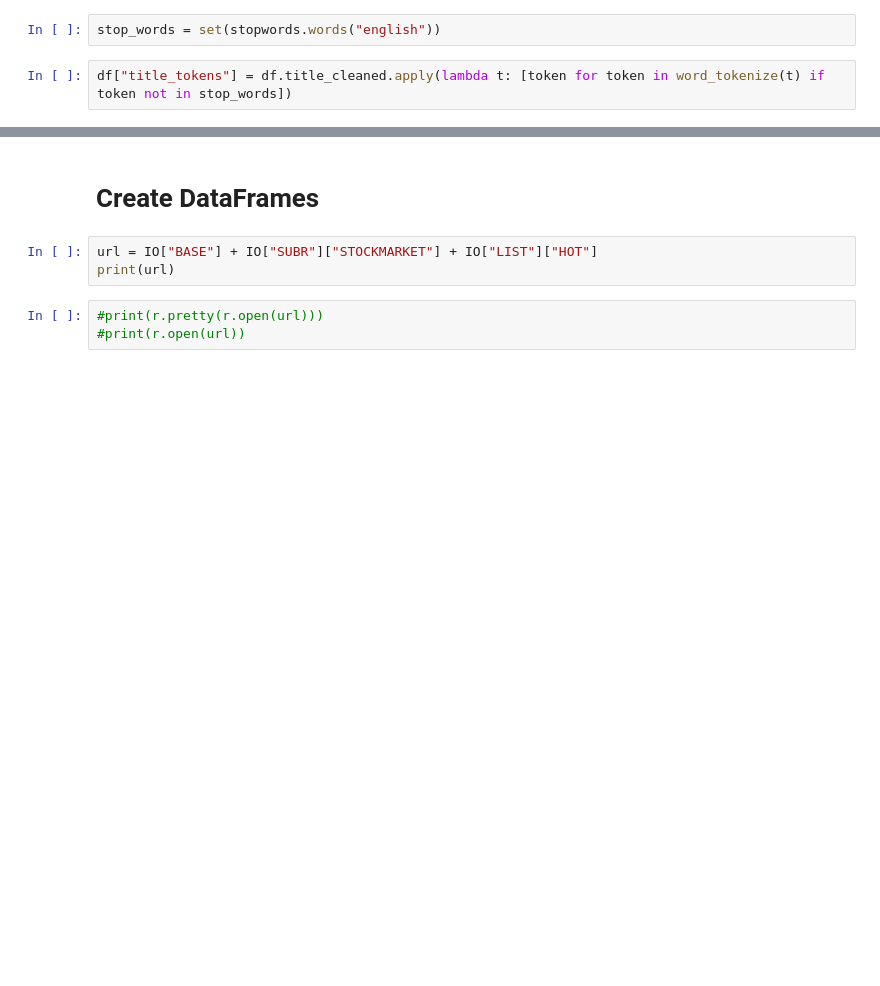
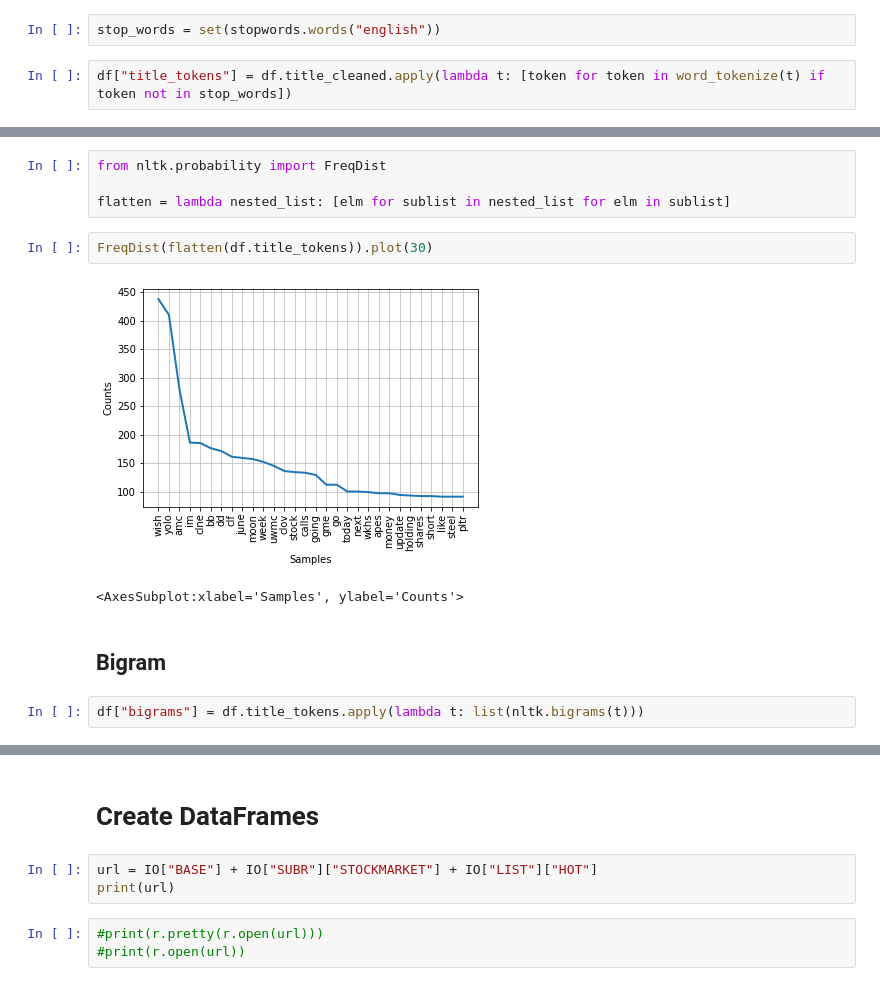
Before and after one commit to Vins1805/nlp-stock-market-trend-prediction-with-reddit-posts, a Jupyter notebook: testing.ipynb, the cells around one changed output, grey strips where cells are left out. Cells and saved outputs as stored; diff of their text form; blank space fills up the shorter version.

```diff
--- a/testing.ipynb
+++ b/testing.ipynb
@@ -97,3 +98,16 @@ df.head(50).style
 | 47 | SENS gain porn 10k yolo 🚀🚀🚀 |  | sens gain porn yolo |  | ['sens', 'gain', 'porn', 'yolo'] |
 | 48 | Bipartisan group reaches agreemen... |  | bipartisan group reaches agreemen... |  | ['bipartisan', 'group', 'reaches'... |
 | 49 | MVIS up 420k, look at the chart a... |  | mvis up look at the chart and get... |  | ['mvis', 'look', 'chart', 'get', ... |
+# %%
+from nltk.probability import FreqDist
+
+flatten = lambda nested_list: [elm for sublist in nested_list for elm in sublist]
+# %%
+FreqDist(flatten(df.title_tokens)).plot(30)
+# %% [output]
+[figure, added]
+<AxesSubplot:xlabel='Samples', ylabel='Counts'>
+# %% [markdown]
+## Bigram
+# %%
+df["bigrams"] = df.title_tokens.apply(lambda t: list(nltk.bigrams(t)))
```
Also changed, not shown: parts of 8 cells of this notebook, 1 other file.
